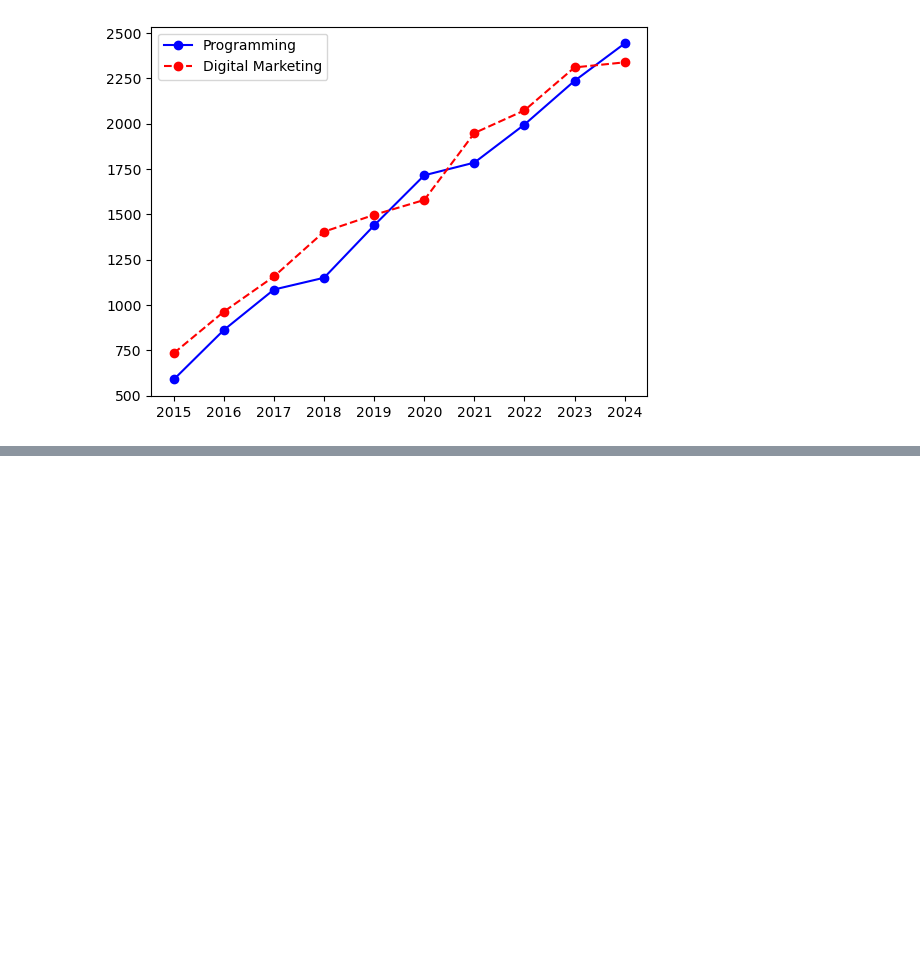
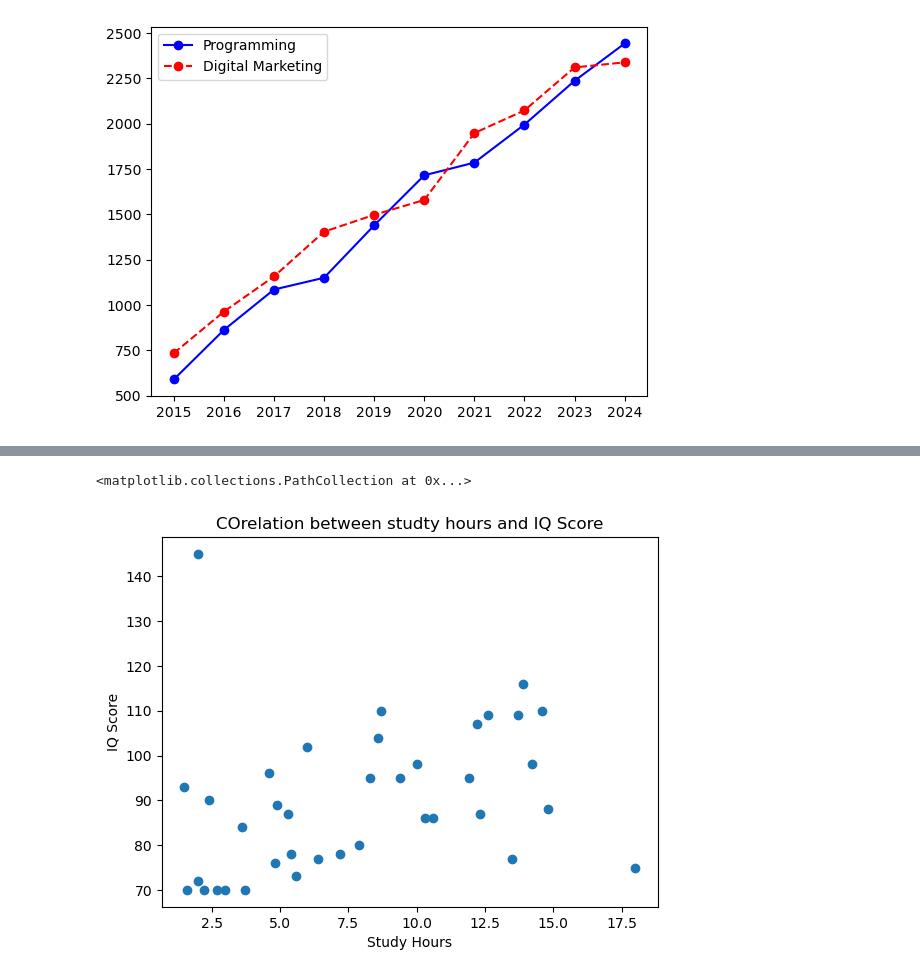
Before and after one commit to shahbaz-kamal/machine_learning, a Jupyter notebook: 15-data_visualization_with_matplotlib/module-15.ipynb, the cells around one changed output, grey strips where cells are left out. Drawn from its saved outputs; the diff is of its cells as text; code cells hidden in the pictures; blank space fills up the shorter version.

Commit message:
watched 15-6: learned about scattered plot

```diff
--- a/15-data_visualization_with_matplotlib/module-15.ipynb
+++ b/15-data_visualization_with_matplotlib/module-15.ipynb
@@ -91,0 +94,8 @@ plt.legend()
+# %%
+students=pd.read_csv('student_IQdata.csv')
+
+iqScore=students['IQ_Score']
+chillingHours=students['Chilling_Hours']
+studyHours=students['Study_Hour']
+shoeSize=students['Shoe_Size']
+students
@@ -91,0 +120,8 @@ plt.legend()
+# %%
+plt.xlabel('Study Hours')
+plt.ylabel('IQ Score')
+plt.title('COrelation between studty hours and IQ Score')
+plt.scatter(studyHours,iqScore)
+# %% [output]
+<matplotlib.collections.PathCollection at 0x...>
+[figure, added]
```
Also changed, not shown: parts of 4 cells of this notebook.
